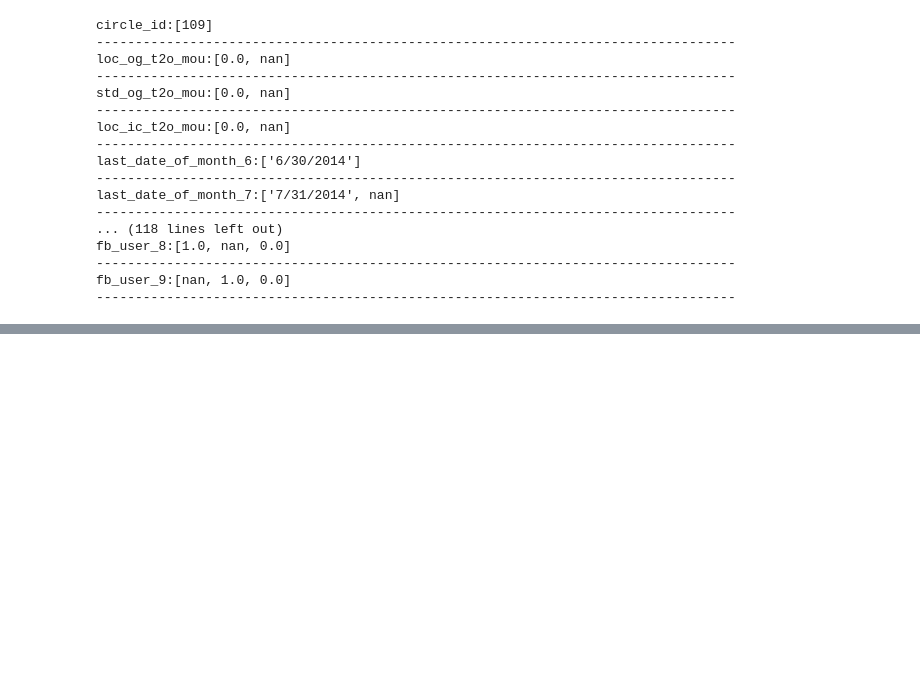
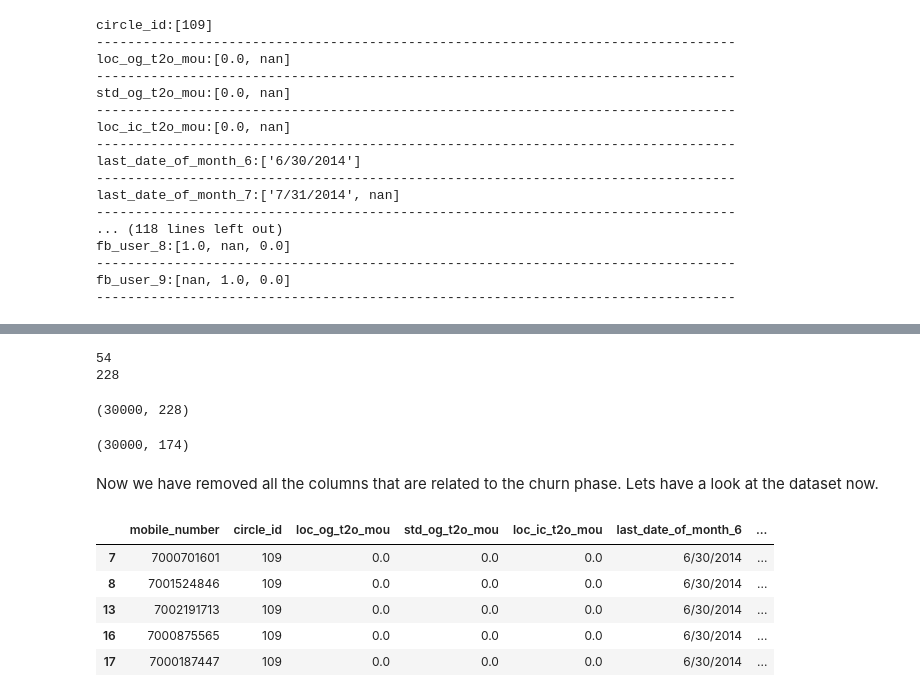
Before and after one commit to BiswajeetAtul/Assignments-MLAI, a Jupyter notebook: Telecom Churn Case/TelecomChurn_CaseStudy.ipynb, the cells around one changed output, grey strips where cells are left out. Drawn from its saved outputs; the diff is of its cells as text; code cells hidden in the pictures; blank space fills up the shorter version.

```diff
--- a/Telecom Churn Case/TelecomChurn_CaseStudy.ipynb
+++ b/Telecom Churn Case/TelecomChurn_CaseStudy.ipynb
@@ -129,0 +236,8 @@ fb_user_9:[nan, 1.0, 0.0]
+# %%
+print(len([x for x in teleData_HighValuesCustomers_Treated.columns if '_9' in x]))
+print(len(teleData_HighValuesCustomers_Treated.columns))
+teleData_HighValuesCustomers_Treated.shape
+# %% [output]
+54
+228
+(30000, 228)
@@ -129,0 +248,17 @@ fb_user_9:[nan, 1.0, 0.0]
+# %%
+teleData_HighValuesCustomers_Tagged.shape
+# %% [output]
+(30000, 174)
+# %% [markdown]
+Now we have removed all the columns that are related to the churn phase.
+Lets have a look at the dataset now.
+# %%
+with pd.option_context('display.max_rows', None, 'display.max_columns', None):
+    display(teleData_HighValuesCustomers_Tagged.head(5))
+# %% [output]
+|  | mobile_number | circle_id | loc_og_t2o_mou | std_og_t2o_mou | loc_ic_t2o_mou | last_date_of_month_6 | ... |
+| 7 | 7000701601 | 109 | 0.0 | 0.0 | 0.0 | 6/30/2014 | ... |
+| 8 | 7001524846 | 109 | 0.0 | 0.0 | 0.0 | 6/30/2014 | ... |
+| 13 | 7002191713 | 109 | 0.0 | 0.0 | 0.0 | 6/30/2014 | ... |
+| 16 | 7000875565 | 109 | 0.0 | 0.0 | 0.0 | 6/30/2014 | ... |
+| 17 | 7000187447 | 109 | 0.0 | 0.0 | 0.0 | 6/30/2014 | ... |
```
Also changed, not shown: parts of 20 cells of this notebook, 1 other file.
